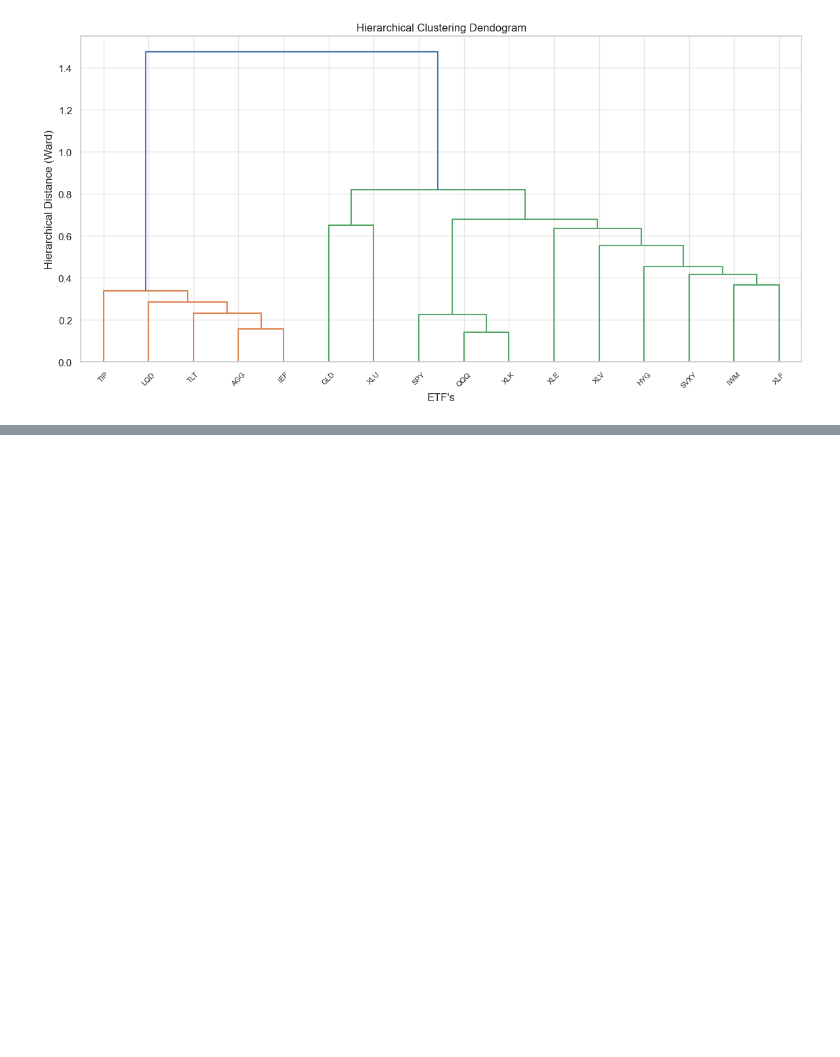
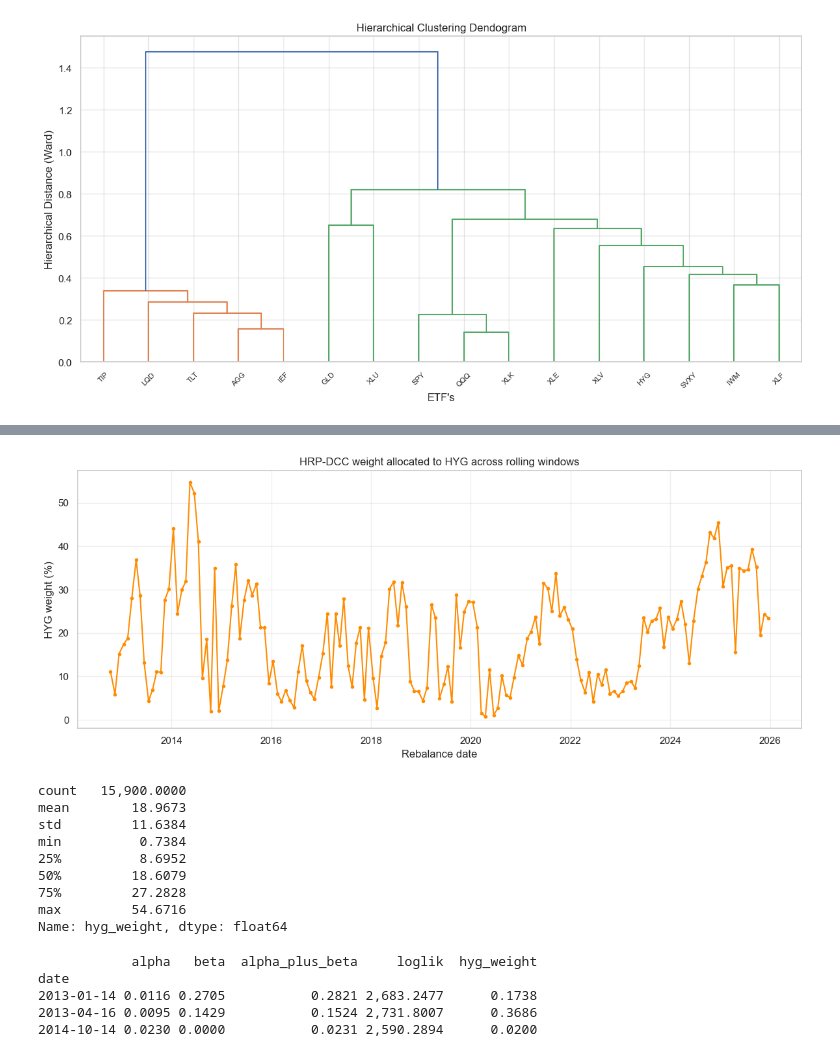
Before and after one commit to lukaszchazowiec/dynamic-covariance-hrp-optimizer, a Jupyter notebook: notebooks/analysis.ipynb, the cells around one changed output, grey strips where cells are left out. Saved outputs shown, nothing was run; the diff lists cells and outputs as text; code cells hidden in the pictures; blank space fills up the shorter version.

```diff
--- a/notebooks/analysis.ipynb
+++ b/notebooks/analysis.ipynb
@@ -434,0 +489,33 @@ print(comparison_df.sum().round(4))
+# %%
+window_size = 252
+rebal_freq = 21
+total_days = len(returns)
+
+diagnostics = []
+
+for t in range(window_size, total_days):
+    if (t - window_size) % rebal_freq == 0:
+        train_returns = returns.iloc[t - window_size: t]
+
+        std_resid_t, vols_t = fit_univariate_garch(train_returns)
+        dcc_results_t = fit_dcc(std_resid_t.values)
+
+        cov_3d_t = get_dynamic_covariance(vols_t, dcc_results_t)
+        last_cov_t = cov_3d_t[-1]
+
+        w_hrp_t, _ = hrp_weights(last_cov_t)
+        hyg_idx = list(returns.columns).index("HYG")
+
+        diagnostics.append({
+            "date": returns.index[t],
+            "alpha": dcc_results_t["alpha"],
+            "beta": dcc_results_t["beta"],
+            "alpha_plus_beta": dcc_results_t["alpha"] + dcc_results_t["beta"],
+            "loglik": dcc_results_t["loglik"],
+            "hyg_weight": w_hrp_t[hyg_idx],
+        })
+
+        print(f"Day {t}/{total_days} | alpha={dcc_results_t['alpha']:.4f} "
+              f"beta={dcc_results_t['beta']:.4f} | HYG weight={w_hrp_t[hyg_idx]*100:.2f}%")
+
+diagnostics_df = pd.DataFrame(diagnostics).set_index("date")
@@ -434,0 +564,32 @@ print(comparison_df.sum().round(4))
+# %%
+plt.figure(figsize=(12, 5))
+plt.plot(diagnostics_df.index, diagnostics_df["hyg_weight"] * 100, marker="o", markersize=3, color="darkorange")
+plt.title("HRP-DCC weight allocated to HYG across rolling windows")
+plt.xlabel("Rebalance date")
+plt.ylabel("HYG weight (%)")
+plt.grid(True, alpha=0.3)
+plt.tight_layout()
+plt.show()
+
+print(diagnostics_df["hyg_weight"].describe() * 100)
+# %% [output]
+[figure, added]
+count   15,900.0000
+mean        18.9673
+std         11.6384
+min          0.7384
+25%          8.6952
+50%         18.6079
+75%         27.2828
+max         54.6716
+Name: hyg_weight, dtype: float64
+# %%
+# Find the window(s) with suspiciously low alpha+beta
+problem_windows = diagnostics_df[diagnostics_df["alpha_plus_beta"] < 0.3]
+print(problem_windows)
+# %% [output]
+            alpha   beta  alpha_plus_beta     loglik  hyg_weight
+date
+2013-01-14 0.0116 0.2705           0.2821 2,683.2477      0.1738
+2013-04-16 0.0095 0.1429           0.1524 2,731.8007      0.3686
+2014-10-14 0.0230 0.0000           0.0231 2,590.2894      0.0200
```
Also changed, not shown: parts of 16 cells of this notebook, 5 other files.
